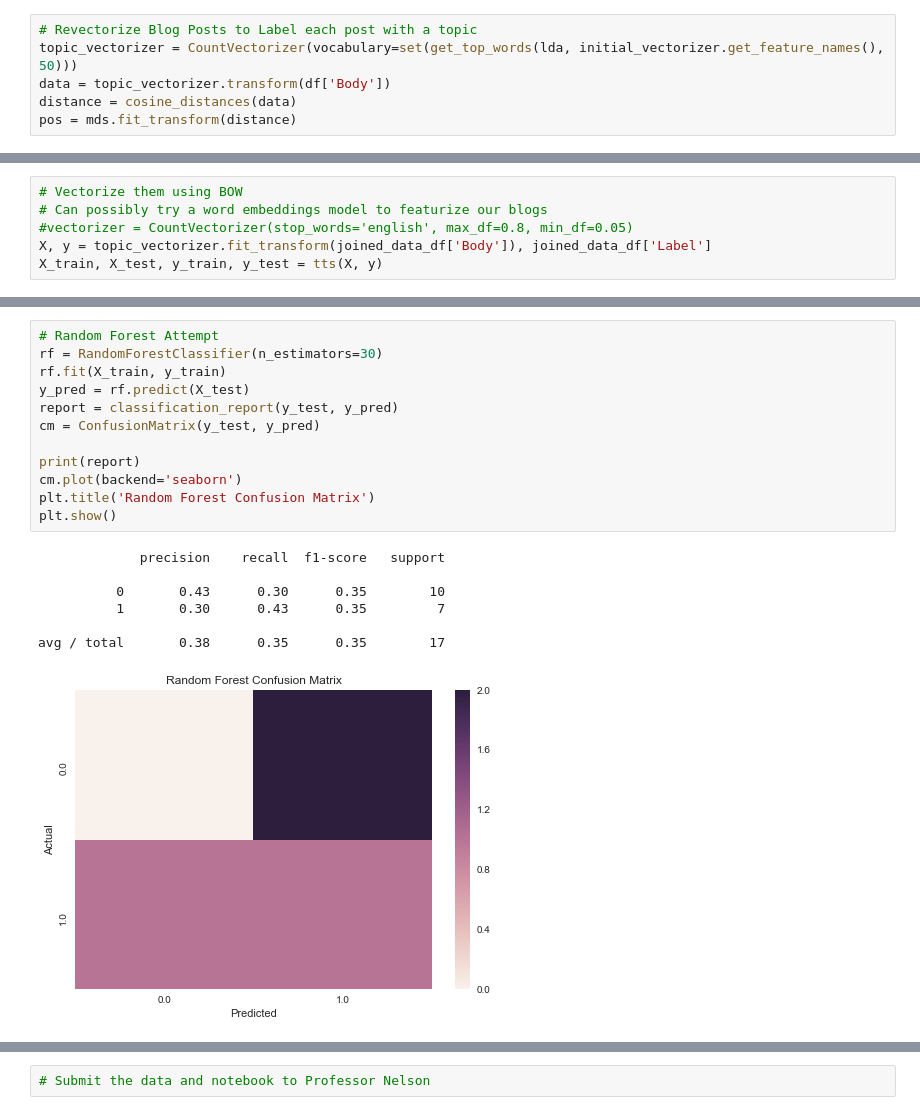
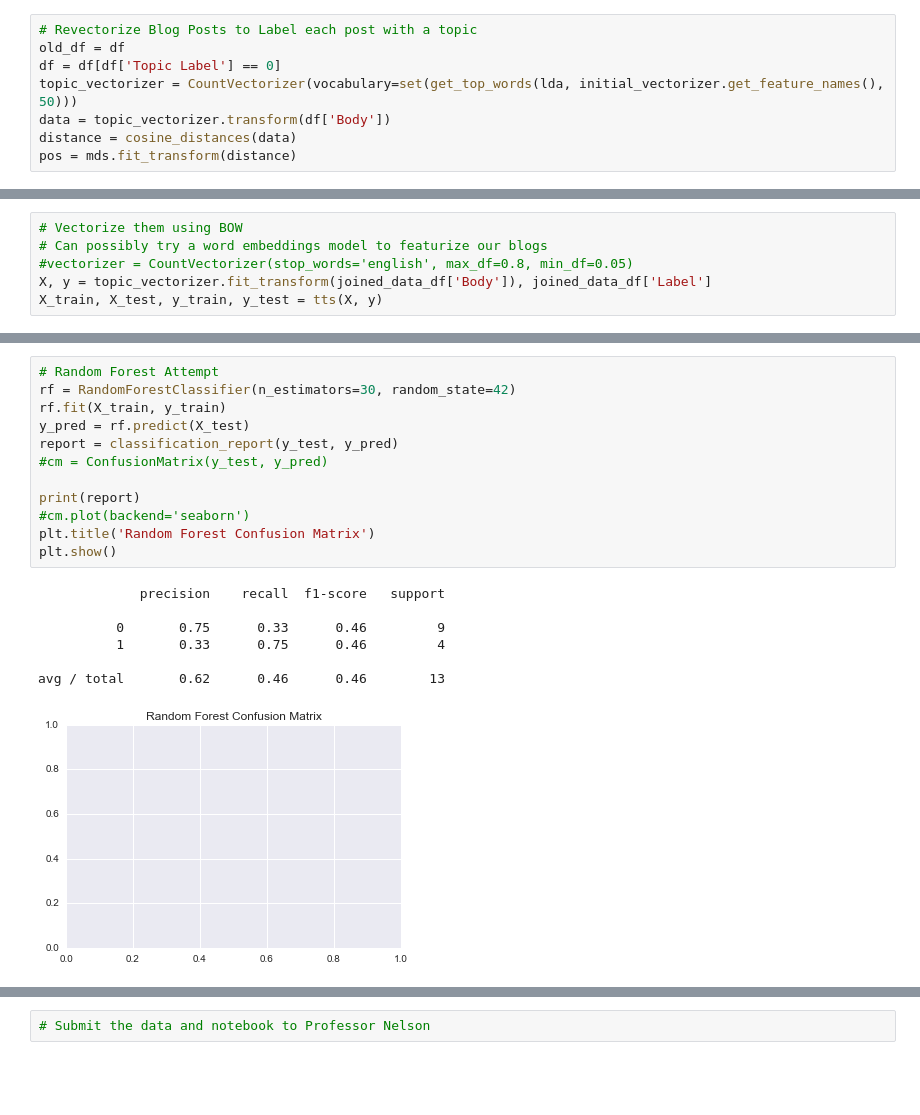
Before and after one commit to rykard95/wh_stocks, a Jupyter notebook: Richard's Final Notebook.ipynb, the cells around one changed output, grey strips where cells are left out. Drawn from its saved outputs; the diff is of its cells as text; blank space fills up the shorter version.

```diff
--- a/Richard's Final Notebook.ipynb
+++ b/Richard's Final Notebook.ipynb
@@ -274,6 +279,8 @@ We notice from above that the topics found by LDA don't seem to differ much in t
 For us to be able to train a machine learning model on our text data, we must first structure our data into vector form. From the above topic labeling, we noticed that we could use the highest rated words from our LDA model to generate a dictionary. The idea here is to leverage the information the LDA model learned to reduce the noise in our feature space. Other methods we have tried include `difference of proportions` and `chi-squared rejection`.
 # %%
 # Revectorize Blog Posts to Label each post with a topic
+old_df = df
+df = df[df['Topic Label'] == 0]
 topic_vectorizer = CountVectorizer(vocabulary=set(get_top_words(lda, initial_vectorizer.get_feature_names(), 50)))
 data = topic_vectorizer.transform(df['Body'])
 distance = cosine_distances(data)
@@ -324,20 +327,20 @@ avg / total       0.42      0.47      0.43        17
 # %%
 # Random Forest Attempt
-rf = RandomForestClassifier(n_estimators=30)
+rf = RandomForestClassifier(n_estimators=30, random_state=42)
 rf.fit(X_train, y_train)
 y_pred = rf.predict(X_test)
 report = classification_report(y_test, y_pred)
-cm = ConfusionMatrix(y_test, y_pred)
+#cm = ConfusionMatrix(y_test, y_pred)
 
 print(report)
-cm.plot(backend='seaborn')
+#cm.plot(backend='seaborn')
 plt.title('Random Forest Confusion Matrix')
 plt.show()
 # %% [output]
              precision    recall  f1-score   support
 
-          0       0.43      0.30      0.35        10
-          1       0.30      0.43      0.35         7
+          0       0.75      0.33      0.46         9
+          1       0.33      0.75      0.46         4
 
-avg / total       0.38      0.35      0.35        17
+avg / total       0.62      0.46      0.46        13
-[figure, old version]
+[figure, new version]
```
Also changed, not shown: parts of 34 cells of this notebook, 1 other file.
